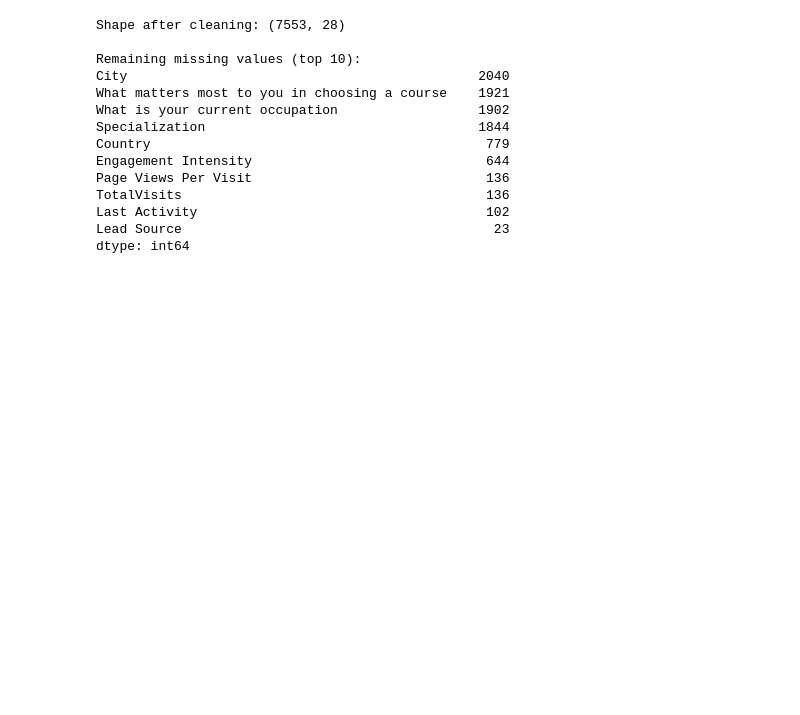
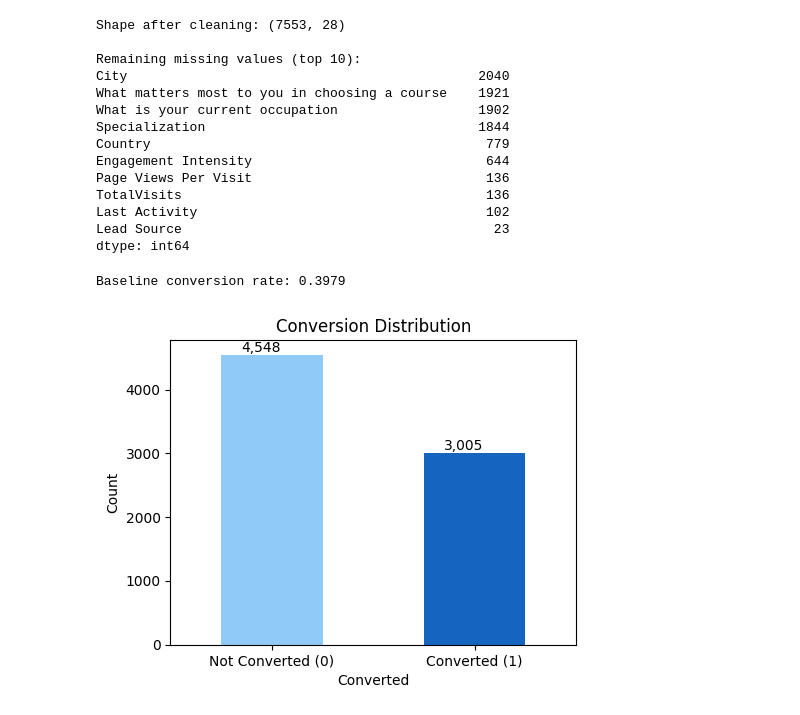
Before and after one commit to thomami244/Masters_Constrained_Lead_Qualification, a Jupyter notebook: Masters_Constrained_Lead_Qualification_Notebook.ipynb, the cells around one changed output. Cells and saved outputs as stored; diff of their text form; code cells hidden in the pictures; blank space fills up the shorter version.

```diff
--- a/Masters_Constrained_Lead_Qualification_Notebook.ipynb
+++ b/Masters_Constrained_Lead_Qualification_Notebook.ipynb
@@ -193,3 +193,33 @@ TotalVisits                                       136
 Last Activity                                     102
 Lead Source                                        23
 dtype: int64
+# %%
+
+# =============================================================================
+# CELL 05 — EDA AND POLICY JUSTIFICATION
+#
+# The policy rules (H1, H2, P1, P2, S1, S2, S3) are defined a priori based
+# on operational logic, not derived from the data. EDA is used to describe
+# and sanity-check their empirical behaviour — not to optimise them. This
+# protects against the criticism that the rules were tuned to the dataset.
+#
+# Each chart is labelled with the rule it justifies.
+# =============================================================================
+
+BASELINE_RATE = df["Converted"].mean()
+print(f"Baseline conversion rate: {BASELINE_RATE:.4f}\n")
+
+# --- 5a. Class balance ---
+fig, ax = plt.subplots(figsize=(5, 4))
+df["Converted"].value_counts().plot(kind="bar", ax=ax, color=["#90CAF9", "#1565C0"])
+ax.set_title("Conversion Distribution")
+ax.set_xticklabels(["Not Converted (0)", "Converted (1)"], rotation=0)
+ax.set_ylabel("Count")
+for p in ax.patches:
+    ax.annotate(f"{int(p.get_height()):,}", (p.get_x() + 0.1, p.get_height() + 50))
+plt.tight_layout()
+plt.savefig("fig_01_class_balance.png", dpi=150)
+plt.show()
+# %% [output]
+Baseline conversion rate: 0.3979
+[figure, added]
```
Also changed, not shown: parts of 12 cells of this notebook, 7 other files.
